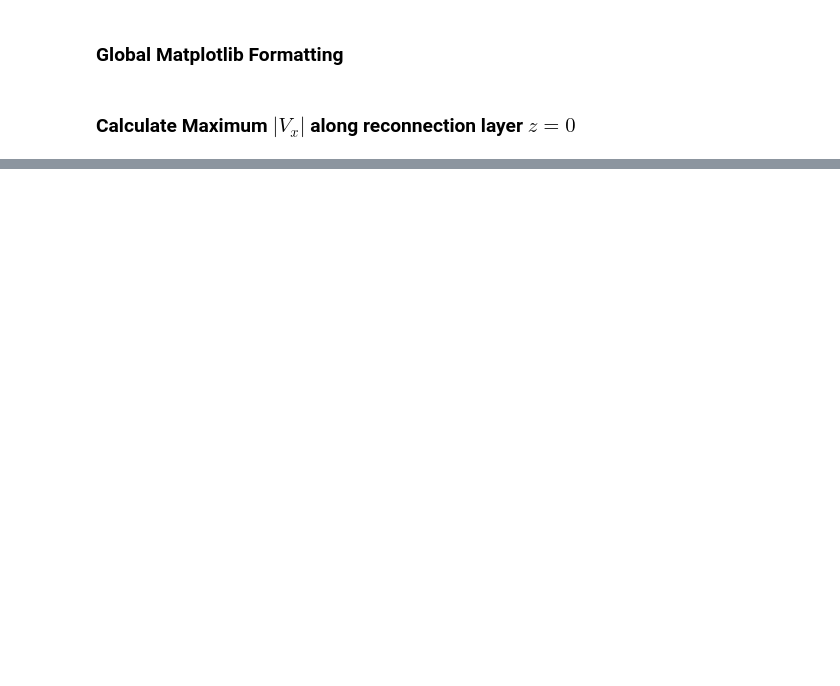
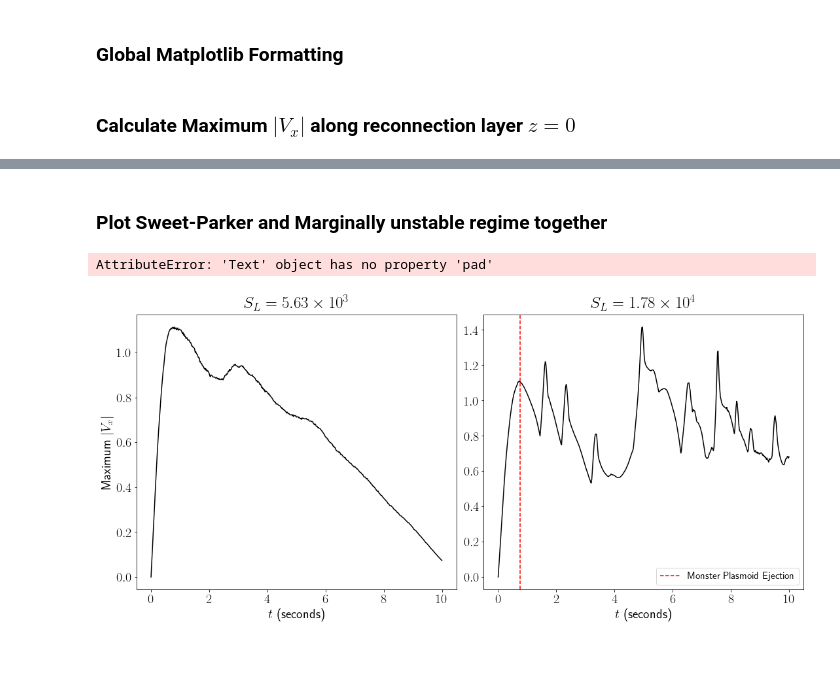
Before and after one commit to conanliptortt/MMath-Project-CL, a Jupyter notebook: Velocity_Reco_Layer/velocity_reco_layer.ipynb, the cells around one changed output, grey strips where cells are left out. Cells and saved outputs as stored; diff of their text form; code cells hidden in the pictures; blank space fills up the shorter version.

```diff
--- a/Velocity_Reco_Layer/velocity_reco_layer.ipynb
+++ b/Velocity_Reco_Layer/velocity_reco_layer.ipynb
@@ -68,2 +112,29 @@ plt.show()
+# %% [markdown]
+### Plot Sweet-Parker and Marginally unstable regime together
+# %%
+
+fig, axs = plt.subplots(1, 2, layout='constrained', figsize=(15, 7))
+
+# Plot SP
+axs[0].plot(times, Vx_max_low, 'black')
+axs[0].set_title(r'$S_L = 5.63 \times 10^3$', fontsize=25, pad=10)
+axs[0].set_xlabel(r'$t$ (seconds)', fontsize=20)
+axs[0].set_ylabel(r'Maximum $\left| V_x \right|$', fontsize=20)
+
+# Plot MU
+axs[1].plot(times, Vx_max_mid, 'black')
+axs[1].axvline(0.75, color='red', linestyle='--', label='Monster Plasmoid Ejection')
+axs[1].legend(loc='lower right', fontsize=15)
+axs[1].set_title(r'$S_L = 1.78 \times 10^4$', fontsize=25, pad=10)
+axs[1].set_xlabel(r'$t$ (seconds)', fontsize=20)
+#axs[1].tick_params(left=True, labelleft=False, bottom=True, labelbottom=True)
+
+fig.suptitle(r'Maximum $\left|V_x \right|$ along the reconnection Layer ($z=0$) for $S_L = 5.63 \times 10^3$ and $S_L = 1.78 \times 10^4$', fontsize=23, pad = 10)
+
+plt.tight_layout()
+plt.show()
+# %% [output]
+AttributeError: 'Text' object has no property 'pad'
+[figure, added]
 # %% [markdown]
 ###
```
Also changed, not shown: parts of 8 cells of this notebook.
